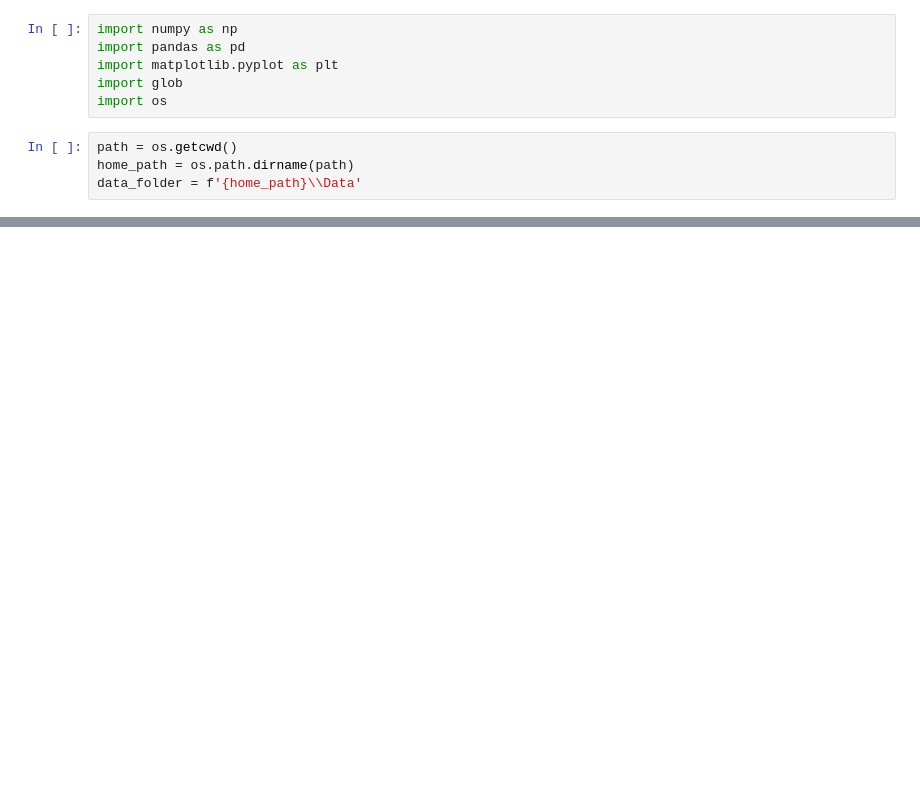
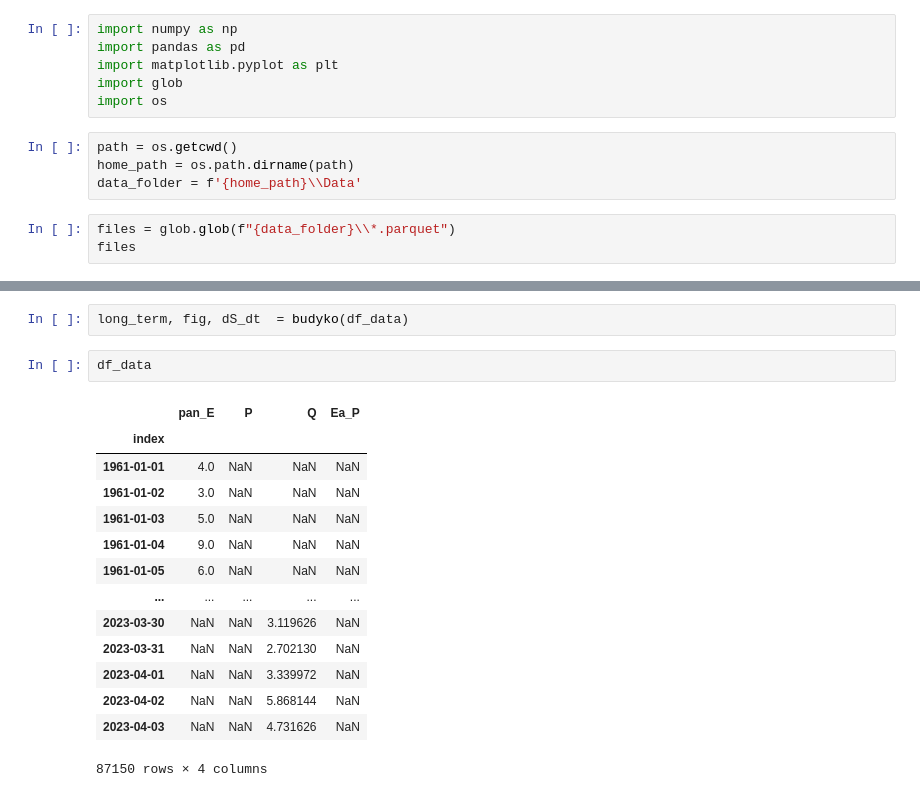
Before and after one commit to Daafip/ENVM1502-Catchment-model, a Jupyter notebook: Python files/budyko.ipynb, the cells around one changed output, grey strips where cells are left out. Cells and saved outputs as stored; diff of their text form; blank space fills up the shorter version.

```diff
--- a/Python files/budyko.ipynb
+++ b/Python files/budyko.ipynb
@@ -8,3 +8,6 @@ import os
 path = os.getcwd()
 home_path = os.path.dirname(path)
 data_folder = f'{home_path}\\Data'
+# %%
+files = glob.glob(f"{data_folder}\\*.parquet")
+files
@@ -24,0 +57,19 @@ files_P
+# %%
+long_term, fig, dS_dt  = budyko(df_data)
+# %%
+df_data
+# %% [output]
+|  | pan_E | P | Q | Ea_P |
+| index |  |  |  |  |
+| 1961-01-01 | 4.0 | NaN | NaN | NaN |
+| 1961-01-02 | 3.0 | NaN | NaN | NaN |
+| 1961-01-03 | 5.0 | NaN | NaN | NaN |
+| 1961-01-04 | 9.0 | NaN | NaN | NaN |
+| 1961-01-05 | 6.0 | NaN | NaN | NaN |
+| ... | ... | ... | ... | ... |
+| 2023-03-30 | NaN | NaN | 3.119626 | NaN |
+| 2023-03-31 | NaN | NaN | 2.702130 | NaN |
+| 2023-04-01 | NaN | NaN | 3.339972 | NaN |
+| 2023-04-02 | NaN | NaN | 5.868144 | NaN |
+| 2023-04-03 | NaN | NaN | 4.731626 | NaN |
+87150 rows × 4 columns
```
Also changed, not shown: parts of 9 cells of this notebook, 2 other files.
